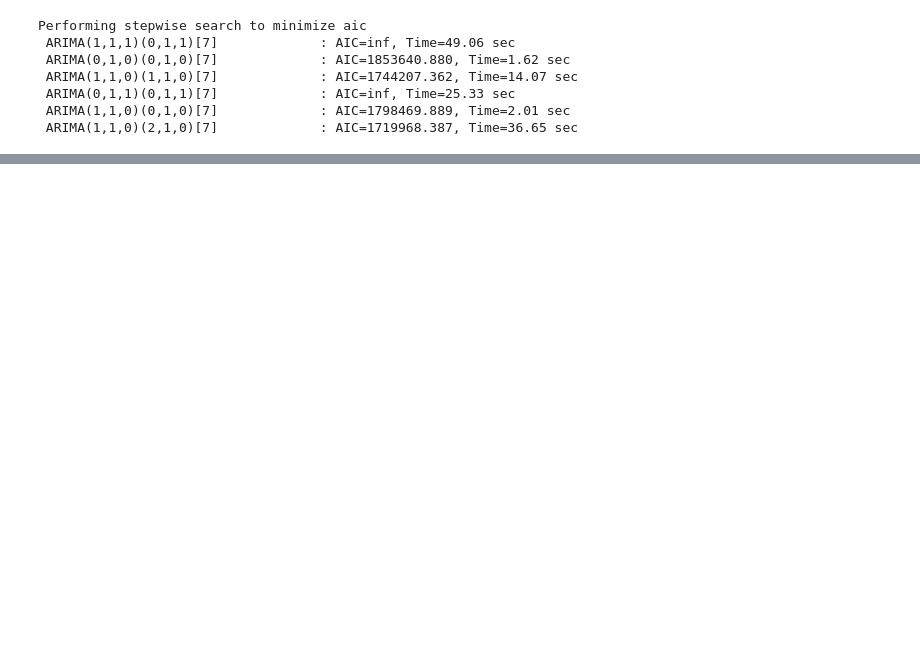
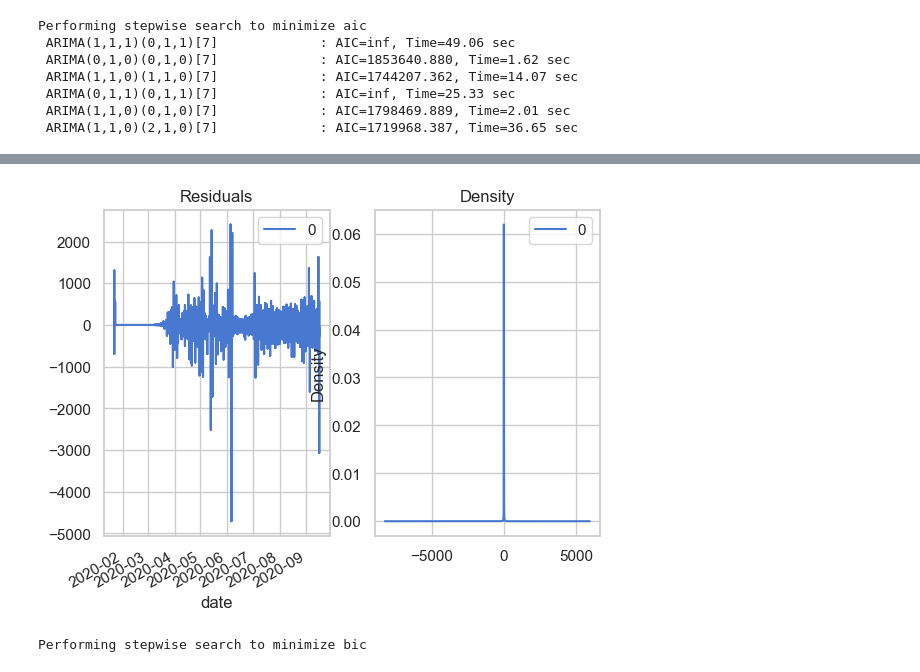
Before and after one commit to zshi719/LTV_DataSci_Capstone_Project, a Jupyter notebook: ARIMA.ipynb, the cells around one changed output, grey strips where cells are left out. Cells and saved outputs as stored; diff of their text form; code cells hidden in the pictures; blank space fills up the shorter version.

```diff
--- a/ARIMA.ipynb
+++ b/ARIMA.ipynb
@@ -122,0 +84,3 @@ Performing stepwise search to minimize aic
+# %%
+# fit the best model ARIMA(1,1,0)(2,1,0)
+model2 = ARIMA(df['covid_19_confirmed_cases'], order=(0,2,0)).fit()
@@ -122,0 +106,17 @@ Performing stepwise search to minimize aic
+# %%
+# plot the residual
+residuals = pd.DataFrame(model2.resid)
+fig, ax = plt.subplots(1,2)
+residuals.plot(title="Residuals", ax=ax[0])
+residuals.plot(kind='kde', title='Density', ax=ax[1])
+plt.show()
+# %% [output]
+[figure, added]
+# %%
+ar2 = auto_arima(df['covid_19_confirmed_cases'], start_p=1, start_q=2,
+                 max_p=3, max_q=3,max_order=3,information_criterion='bic',
+                 d=1, D=1, trace=True,
+                 error_action='ignore',
+                 stepwise=True)
+# %% [output]
+Performing stepwise search to minimize bic
```
Also changed, not shown: parts of 12 cells of this notebook.
